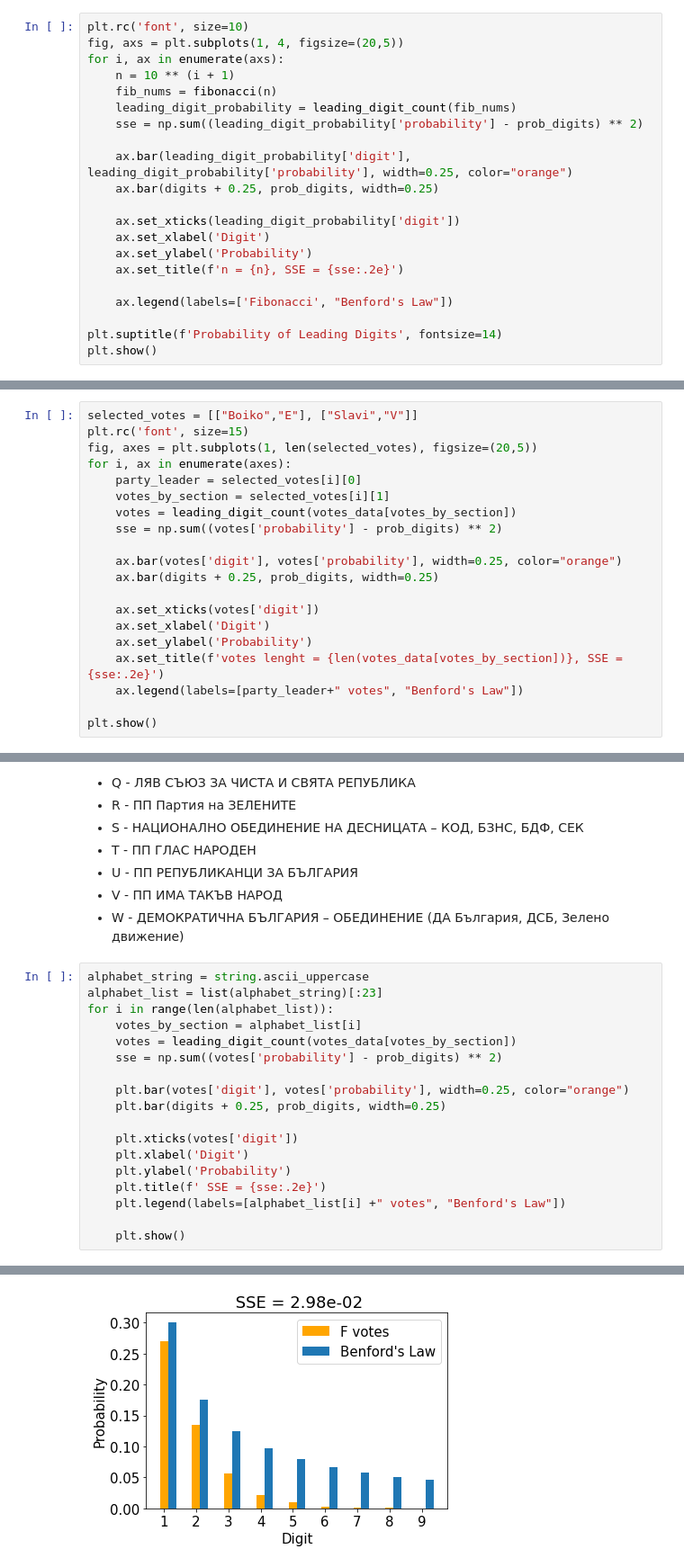
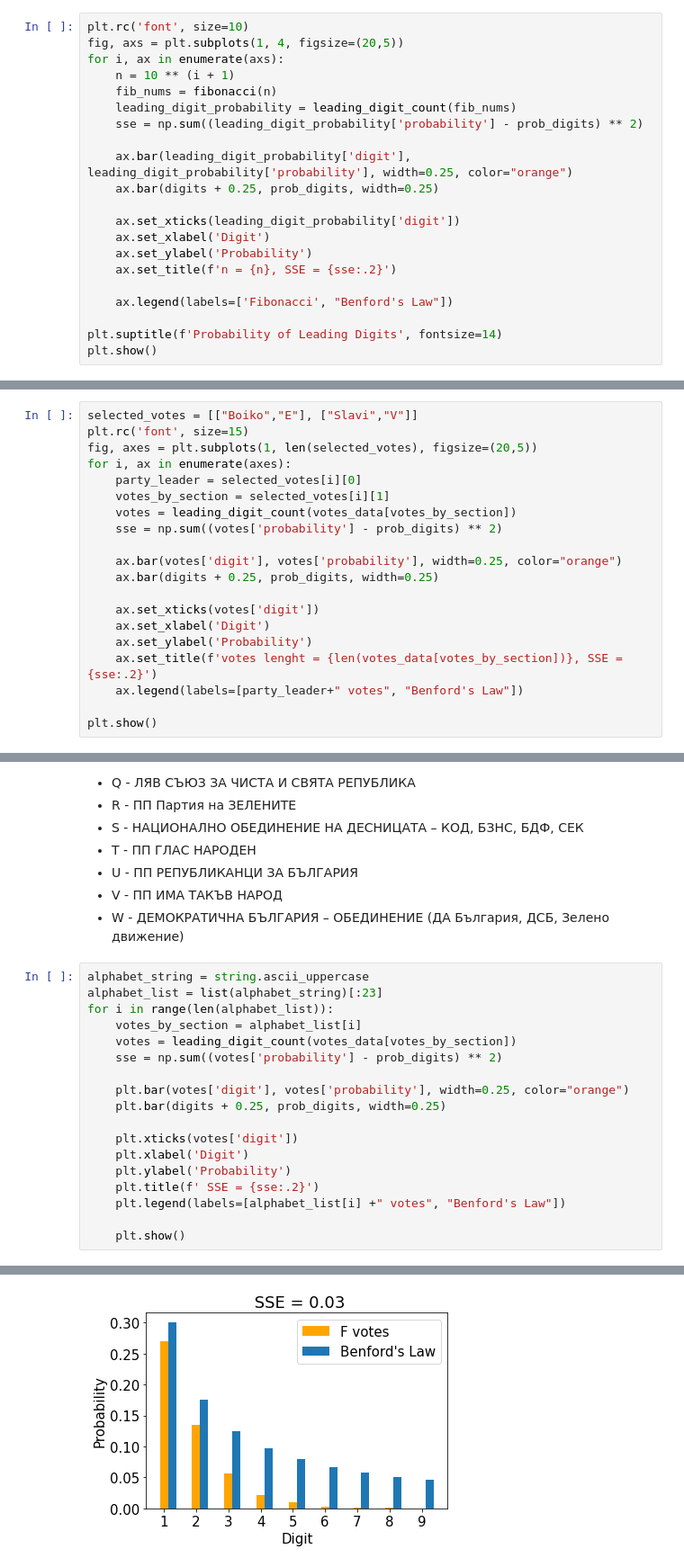
Before and after one commit to aleksoft1/benfords-law, a Jupyter notebook: Benford's Law.ipynb, the cells around one changed output, grey strips where cells are left out. Shown at 90% size. Saved outputs shown, nothing was run; the diff lists cells and outputs as text.

```diff
--- a/Benford's Law.ipynb
+++ b/Benford's Law.ipynb
@@ -160,7 +160,7 @@ for i, ax in enumerate(axs):
     ax.set_xticks(leading_digit_probability['digit'])
     ax.set_xlabel('Digit')
     ax.set_ylabel('Probability')
-    ax.set_title(f'n = {n}, SSE = {sse:.2e}')
+    ax.set_title(f'n = {n}, SSE = {sse:.2}')
 
     ax.legend(labels=['Fibonacci', "Benford's Law"])
 
@@ -208,7 +208,7 @@ for i, ax in enumerate(axes):
     ax.set_xticks(votes['digit'])
     ax.set_xlabel('Digit')
     ax.set_ylabel('Probability')
-    ax.set_title(f'votes lenght = {len(votes_data[votes_by_section])}, SSE = {sse:.2e}')
+    ax.set_title(f'votes lenght = {len(votes_data[votes_by_section])}, SSE = {sse:.2}')
     ax.legend(labels=[party_leader+" votes", "Benford's Law"])
 
 plt.show()
@@ -255,7 +255,7 @@ for i in range(len(alphabet_list)):
     plt.xticks(votes['digit'])
     plt.xlabel('Digit')
     plt.ylabel('Probability')
-    plt.title(f' SSE = {sse:.2e}')
+    plt.title(f' SSE = {sse:.2}')
     plt.legend(labels=[alphabet_list[i] +" votes", "Benford's Law"])
 
     plt.show()
@@ -268 +268 @@ for i in range(len(alphabet_list)):
-[figure, old version]
+[figure, new version]
```
Also changed, not shown: parts of 2 cells of this notebook.
